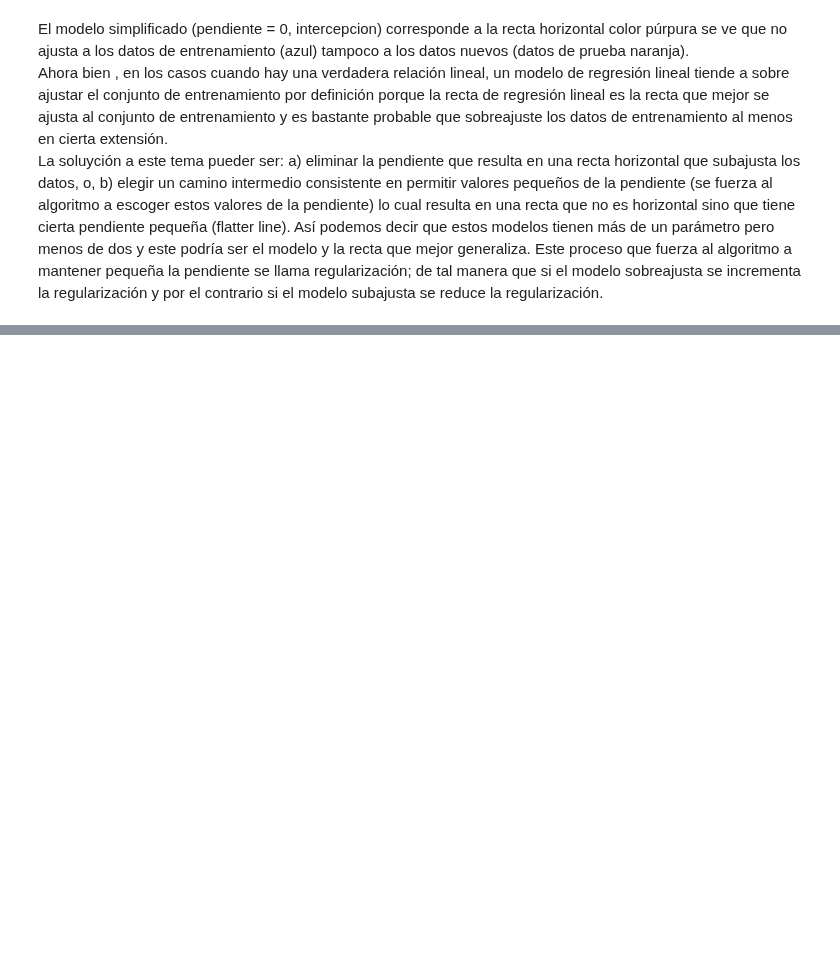
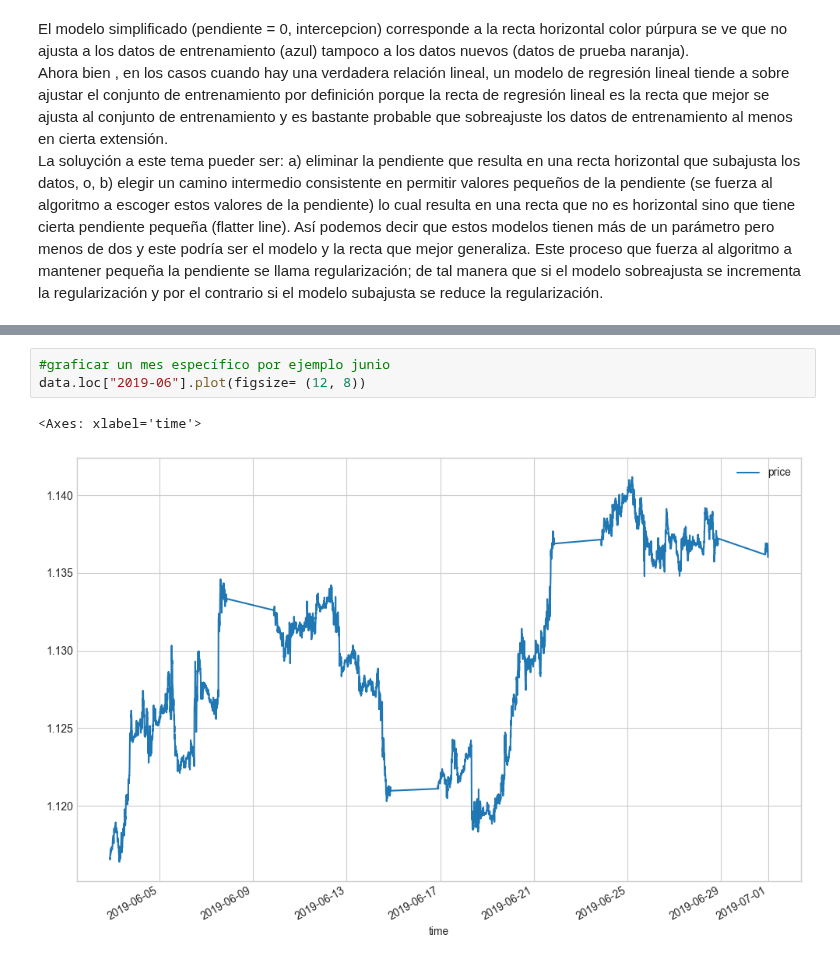
Before and after one commit to mario812/algo-trading-env, a Jupyter notebook: 3.4.2-linear_reg_intro.ipynb, the cells around one changed output, grey strips where cells are left out. Drawn from its saved outputs; the diff is of its cells as text; blank space fills up the shorter version.

```diff
--- a/3.4.2-linear_reg_intro.ipynb
+++ b/3.4.2-linear_reg_intro.ipynb
@@ -215,0 +255,6 @@ Este proceso que fuerza al algoritmo a mantener pequeña la pendiente se llama r
+# %%
+#graficar un mes específico por ejemplo junio
+data.loc["2019-06"].plot(figsize= (12, 8))
+# %% [output]
+<Axes: xlabel='time'>
+[figure, added]
```
Also changed, not shown: parts of 5 cells of this notebook.
